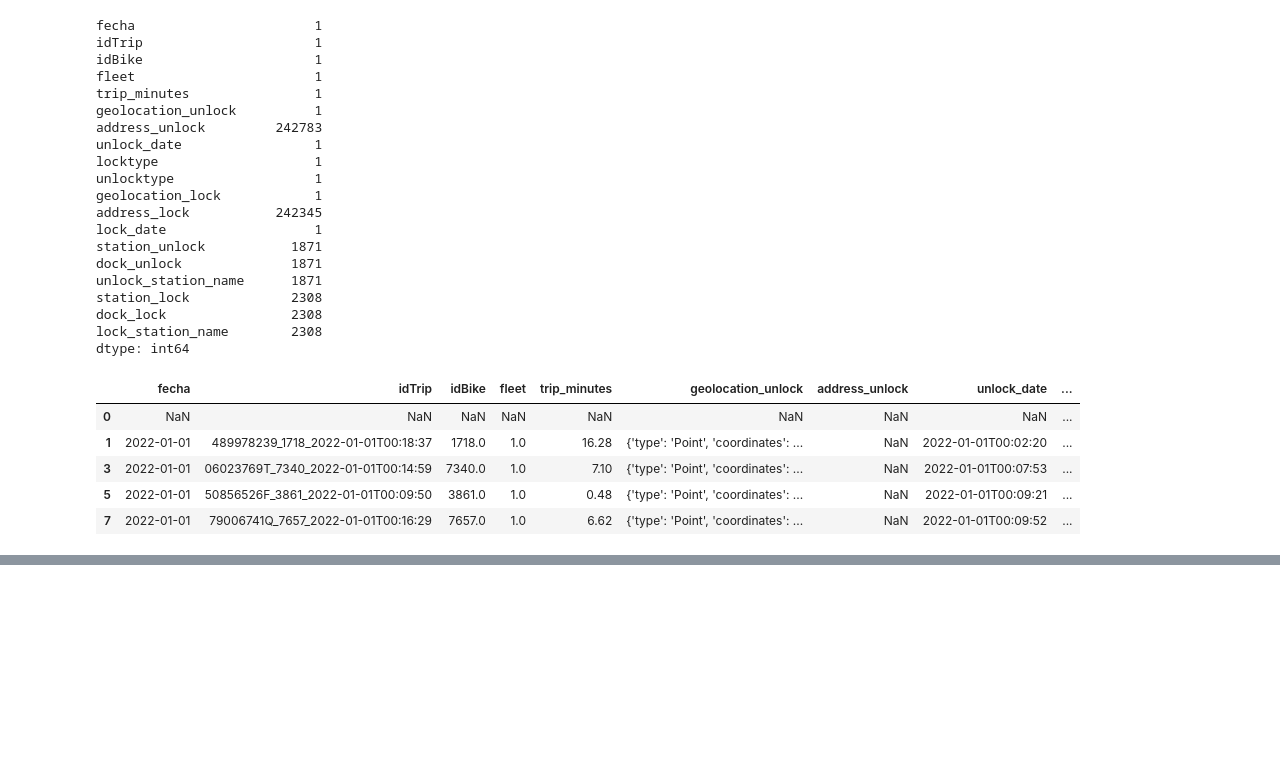
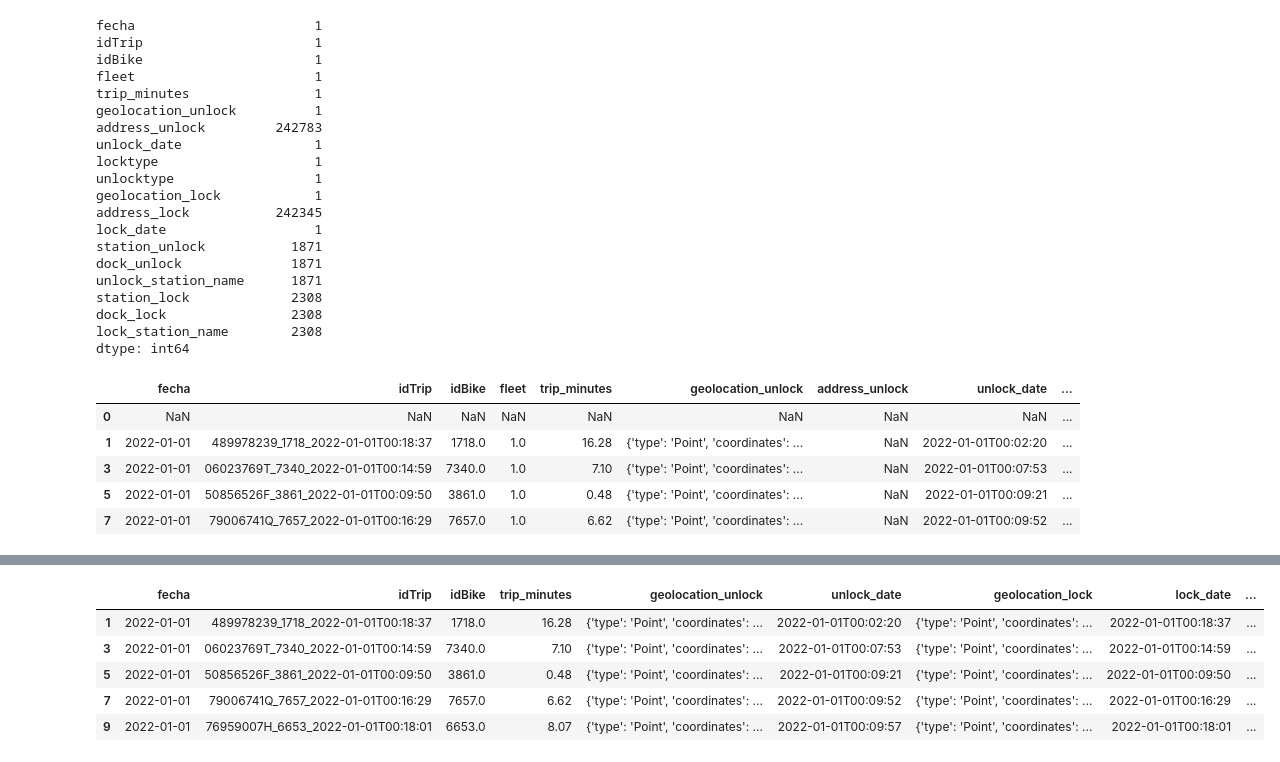
Before and after one commit to luisgh87/bicimad_final_project, a Jupyter notebook: data_cleansing.ipynb, the cells around one changed output, grey strips where cells are left out. Saved outputs shown, nothing was run; the diff lists cells and outputs as text; code cells hidden in the pictures; blank space fills up the shorter version.

```diff
--- a/data_cleansing.ipynb
+++ b/data_cleansing.ipynb
@@ -192,0 +338,13 @@ df2.head()
+# %%
+# eliminamos los NaN del dataframe
+
+enero.dropna(inplace=True)
+
+enero.head()
+# %% [output]
+|  | fecha | idTrip | idBike | trip_minutes | geolocation_unlock | unlock_date | geolocation_lock | lock_date | ... |
+| 1 | 2022-01-01 | 489978239_1718_2022-01-01T00:18:37 | 1718.0 | 16.28 | {'type': 'Point', 'coordinates': ... | 2022-01-01T00:02:20 | {'type': 'Point', 'coordinates': ... | 2022-01-01T00:18:37 | ... |
+| 3 | 2022-01-01 | 06023769T_7340_2022-01-01T00:14:59 | 7340.0 | 7.10 | {'type': 'Point', 'coordinates': ... | 2022-01-01T00:07:53 | {'type': 'Point', 'coordinates': ... | 2022-01-01T00:14:59 | ... |
+| 5 | 2022-01-01 | 50856526F_3861_2022-01-01T00:09:50 | 3861.0 | 0.48 | {'type': 'Point', 'coordinates': ... | 2022-01-01T00:09:21 | {'type': 'Point', 'coordinates': ... | 2022-01-01T00:09:50 | ... |
+| 7 | 2022-01-01 | 79006741Q_7657_2022-01-01T00:16:29 | 7657.0 | 6.62 | {'type': 'Point', 'coordinates': ... | 2022-01-01T00:09:52 | {'type': 'Point', 'coordinates': ... | 2022-01-01T00:16:29 | ... |
+| 9 | 2022-01-01 | 76959007H_6653_2022-01-01T00:18:01 | 6653.0 | 8.07 | {'type': 'Point', 'coordinates': ... | 2022-01-01T00:09:57 | {'type': 'Point', 'coordinates': ... | 2022-01-01T00:18:01 | ... |
```
Also changed, not shown: parts of 22 cells of this notebook.
